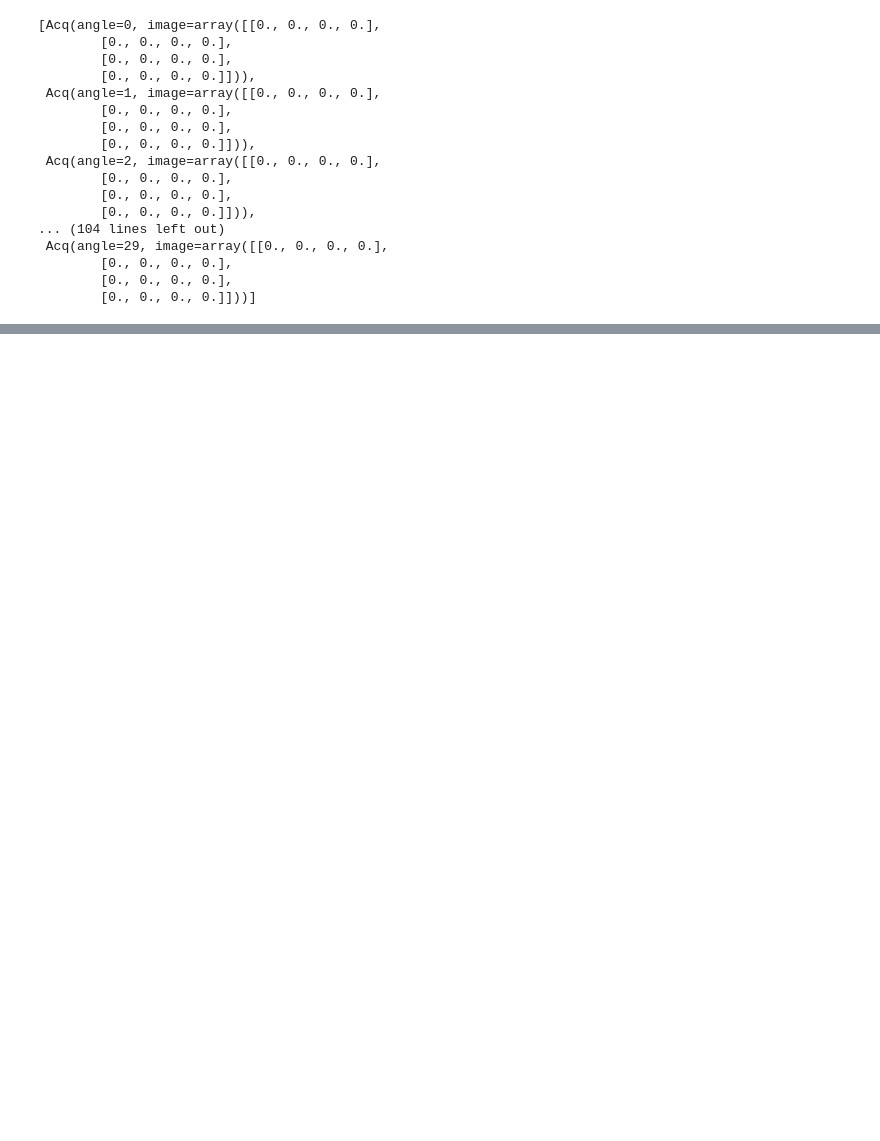
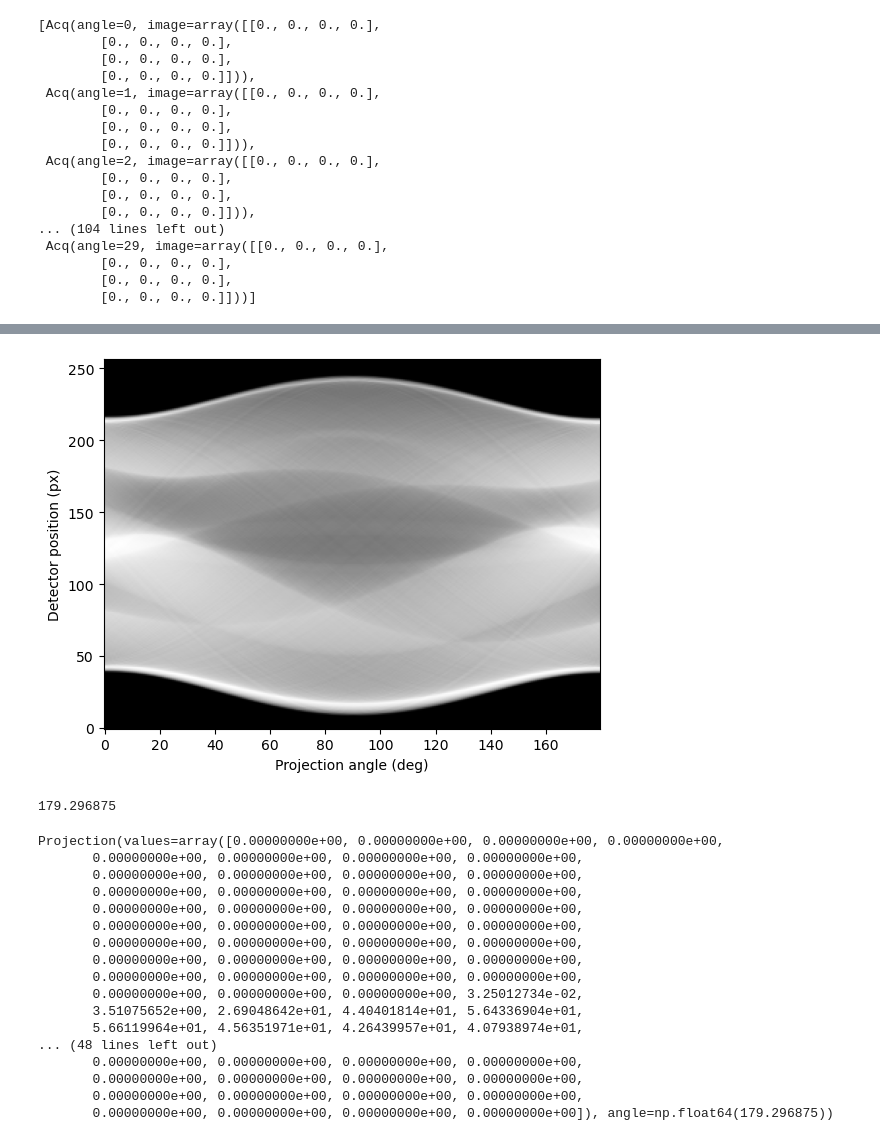
Before and after one commit to odroseroc/ct_reconstruction_project, a Jupyter notebook: notebooks/variousTests.ipynb, the cells around one changed output, grey strips where cells are left out. Saved outputs shown, nothing was run; the diff lists cells and outputs as text; code cells hidden in the pictures; blank space fills up the shorter version.

```diff
--- a/notebooks/variousTests.ipynb
+++ b/notebooks/variousTests.ipynb
@@ -27,0 +79,30 @@ lst
+# %%
+import sys
+sys.path.append('..')
+
+from recon import Sinogram
+
+sino = Sinogram(data=sinogram, angles=theta)
+sino.plot()
+print(sino[-1].angle)
+sino[-1]
+# %% [output]
+[figure, added]
+179.296875
+Projection(values=array([0.00000000e+00, 0.00000000e+00, 0.00000000e+00, 0.00000000e+00,
+       0.00000000e+00, 0.00000000e+00, 0.00000000e+00, 0.00000000e+00,
+       0.00000000e+00, 0.00000000e+00, 0.00000000e+00, 0.00000000e+00,
+       0.00000000e+00, 0.00000000e+00, 0.00000000e+00, 0.00000000e+00,
+       0.00000000e+00, 0.00000000e+00, 0.00000000e+00, 0.00000000e+00,
+       0.00000000e+00, 0.00000000e+00, 0.00000000e+00, 0.00000000e+00,
+       0.00000000e+00, 0.00000000e+00, 0.00000000e+00, 0.00000000e+00,
+       0.00000000e+00, 0.00000000e+00, 0.00000000e+00, 0.00000000e+00,
+       0.00000000e+00, 0.00000000e+00, 0.00000000e+00, 0.00000000e+00,
+       0.00000000e+00, 0.00000000e+00, 0.00000000e+00, 3.25012734e-02,
+       3.51075652e+00, 2.69048642e+01, 4.40401814e+01, 5.64336904e+01,
+       5.66119964e+01, 4.56351971e+01, 4.26439957e+01, 4.07938974e+01,
+... (48 lines left out)
+       0.00000000e+00, 0.00000000e+00, 0.00000000e+00, 0.00000000e+00,
+       0.00000000e+00, 0.00000000e+00, 0.00000000e+00, 0.00000000e+00,
+       0.00000000e+00, 0.00000000e+00, 0.00000000e+00, 0.00000000e+00,
+       0.00000000e+00, 0.00000000e+00, 0.00000000e+00, 0.00000000e+00]), angle=np.float64(179.296875))
```
Also changed, not shown: parts of 4 cells of this notebook, 6 other files.
